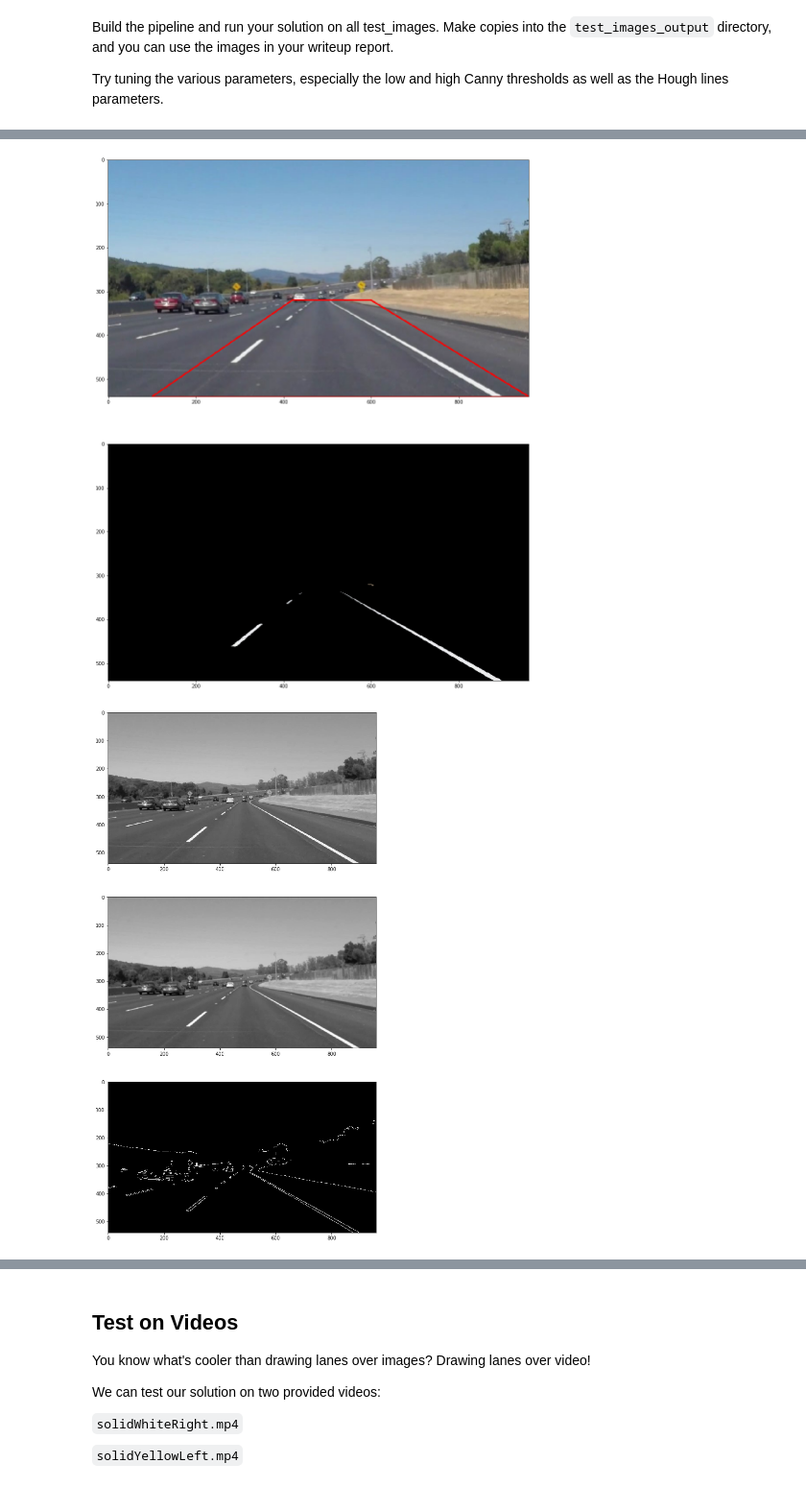
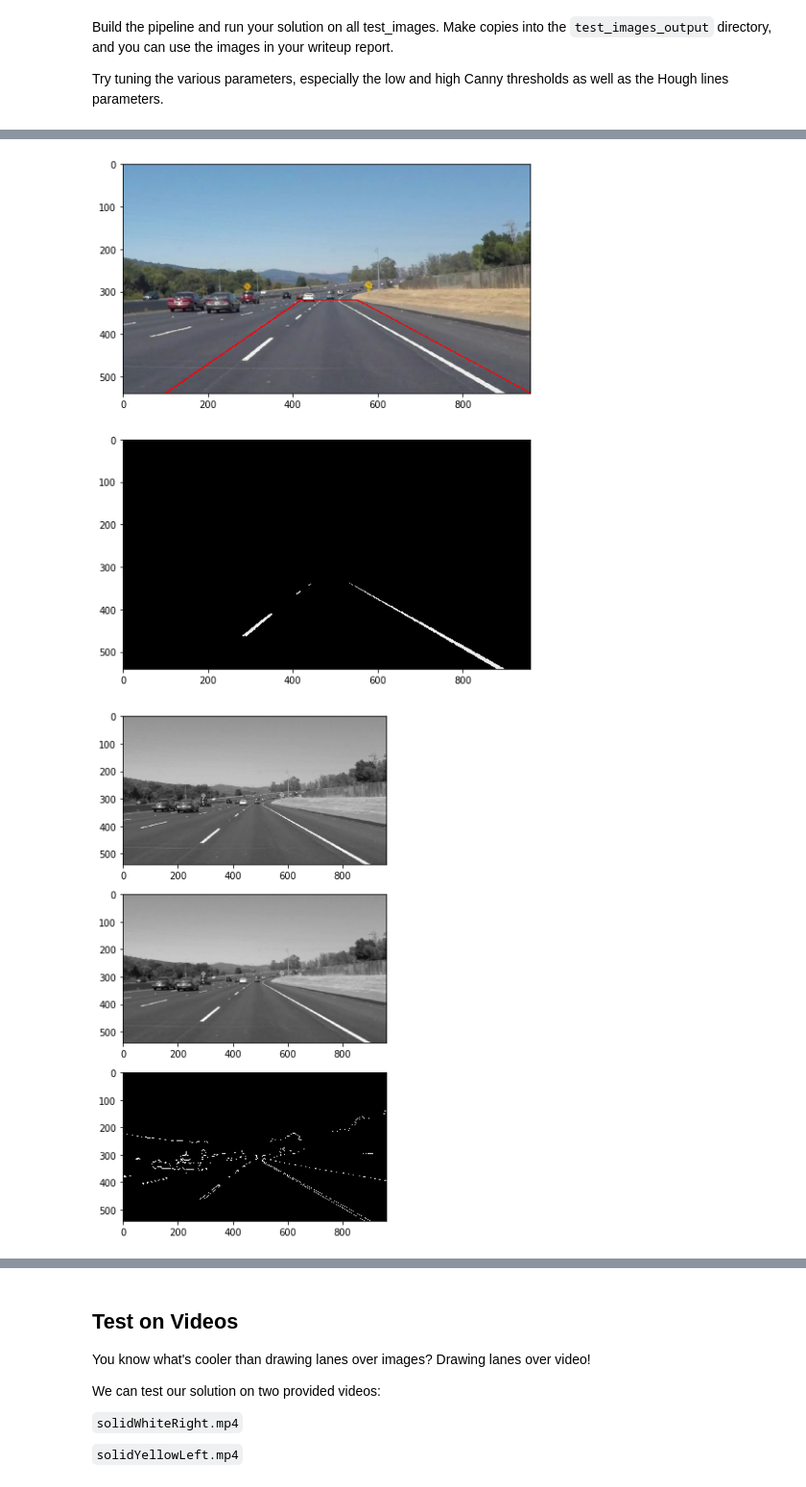
Before and after one commit to dschmoeller/01FindingLaneLines, a Jupyter notebook: CarND-LaneLines-P1-master/CarND-LaneLines-P1-master/P1.ipynb, the cells around one changed output, grey strips where cells are left out. Shown at 96% size. Drawn from its saved outputs; the diff is of its cells as text; code cells hidden in the pictures.

```diff
--- a/CarND-LaneLines-P1-master/CarND-LaneLines-P1-master/P1.ipynb
+++ b/CarND-LaneLines-P1-master/CarND-LaneLines-P1-master/P1.ipynb
@@ -234,7 +267,7 @@ mpimg.imsave("test_images_output/1colorSelected" + inputImageList[ImgIndex], col
 bottomLeft = (100, 540)
 bottomRight = (960, 540)
 topLeft = (420, 320)
-topRight = (600, 320)
+topRight = (550, 320)
 roiRectangle = np.array([[bottomLeft, bottomRight, topRight, topLeft]], dtype=np.int32)
 
 # Draw ROI using helper function
@@ -255,33 +288,33 @@ mpimg.imsave("test_images_output/3ROIfiltered" + inputImageList[ImgIndex], roiIm
 
 
 # Plots
-fig, (ax1, ax2) = plt.subplots(2, 1, figsize=(18,20))
+fig, (ax1, ax2) = plt.subplots(2, 1, figsize=(10,10))
 ax1.imshow(roiVizImg)
 ax2.imshow(roiImg);
 # %% [output]
-[figure, old version]
+[figure, new version]
 # %%
 # 4 Edge Detection using Canny algorithm
 #   --> Gray Scaling (3 channel --> 1 channel)
 #   --> Gauß filtering (Reducing noise for better gradient calculation)
 #   --> Edge Detection based on gray scale gradients (Canny algotihm)
 #   --> Applying region of interest
 grayScaleImg = grayscale(img)
 gaussFilteredImg = gaussian_blur(grayScaleImg, kernel_size=5)
 cannyImg = canny(gaussFilteredImg, low_threshold=100, high_threshold=200)
 
 # Plots
-fig, (ax1, ax2, ax3) = plt.subplots(3, 1, figsize=(10,20))
+fig, (ax1, ax2, ax3) = plt.subplots(3, 1, figsize=(10,10))
 ax1.imshow(grayScaleImg, cmap='gray')
 ax2.imshow(gaussFilteredImg, cmap='gray')
 ax3.imshow(cannyImg, cmap='gray');
 
 # Save the images
 mpimg.imsave("test_images_output/4grayCale" + inputImageList[ImgIndex], grayScaleImg )
 mpimg.imsave("test_images_output/5gaussFiltered" + inputImageList[ImgIndex], gaussFilteredImg)
 mpimg.imsave("test_images_output/6cannyEdges" + inputImageList[ImgIndex], cannyImg)
 # %% [output]
-[figure, old version]
+[figure, new version]
 # %%
 # 5 Hough Transformation
 #   --> Applying hough transformation
```
Also changed, not shown: parts of 23 cells of this notebook, 1 other file.
